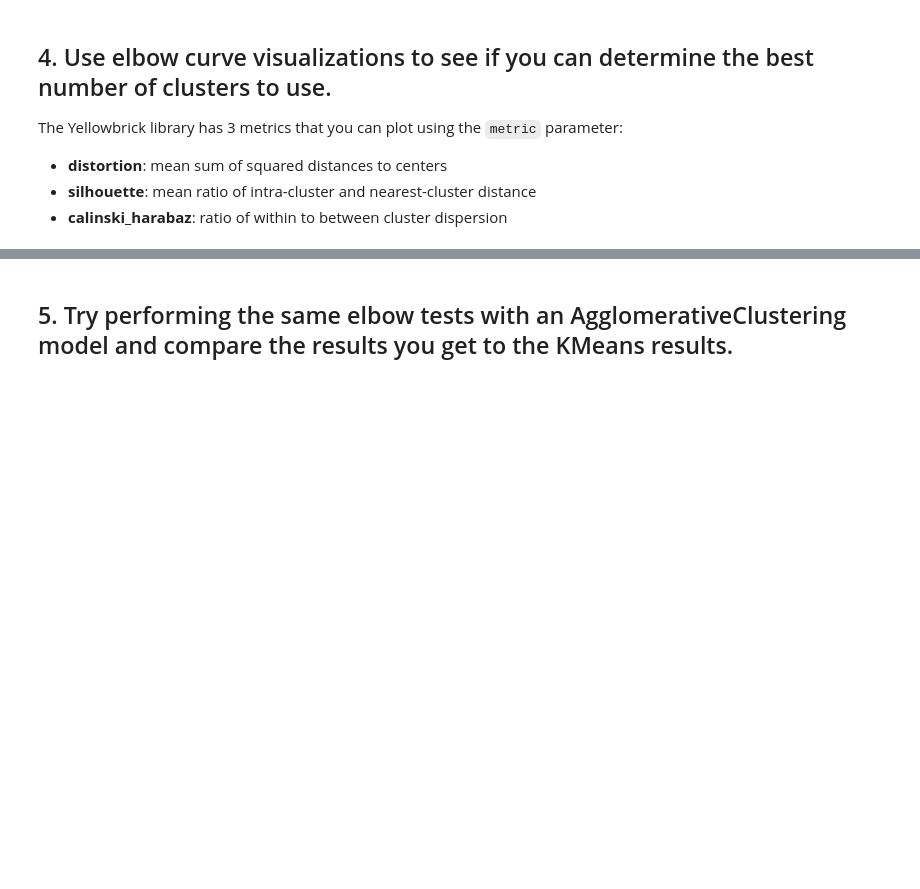
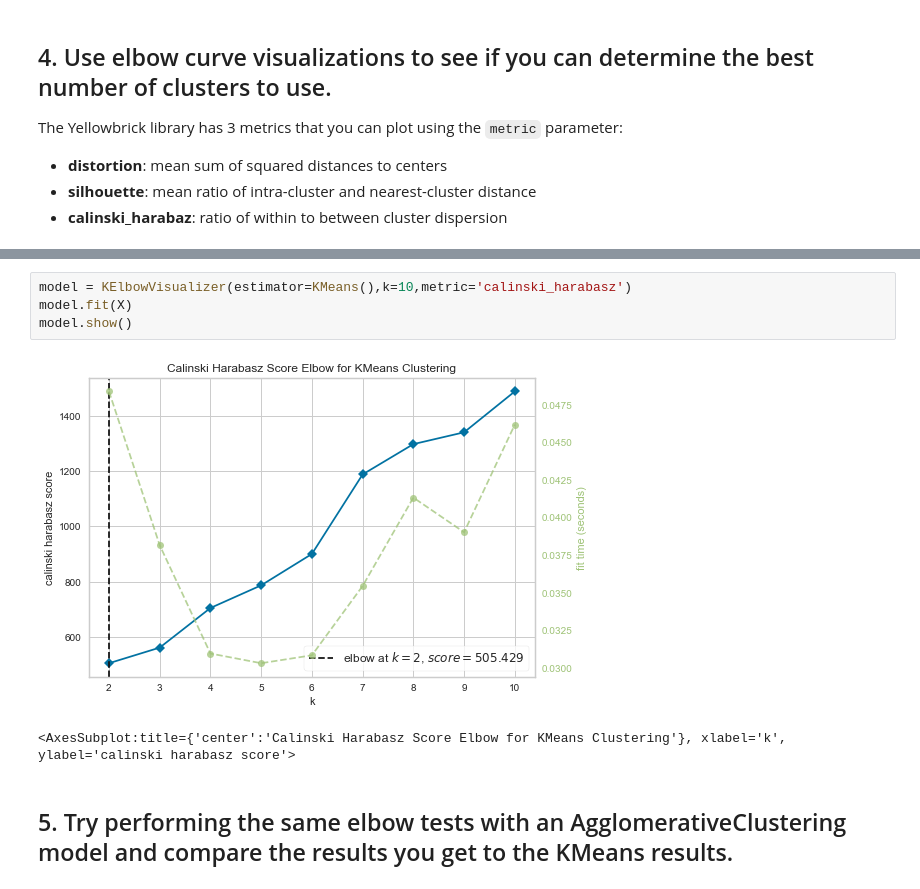
Before and after one commit to ironhack-bcn-data-pt/53-lab_evaluation, a Jupyter notebook: lab-unsupervised-learning-evaluation/your-code/main.ipynb, the cells around one changed output, grey strips where cells are left out. Drawn from its saved outputs; the diff is of its cells as text; blank space fills up the shorter version.

```diff
--- a/lab-unsupervised-learning-evaluation/your-code/main.ipynb
+++ b/lab-unsupervised-learning-evaluation/your-code/main.ipynb
@@ -77,3 +109,10 @@ ModuleNotFoundError: No module named 'yellowbrick'
+# %%
+model = KElbowVisualizer(estimator=KMeans(),k=10,metric='calinski_harabasz')
+model.fit(X)
+model.show()
+# %% [output]
+[figure, added]
+<AxesSubplot:title={'center':'Calinski Harabasz Score Elbow for KMeans Clustering'}, xlabel='k', ylabel='calinski harabasz score'>
 # %% [markdown]
 ## 5. Try performing the same elbow tests with an AgglomerativeClustering model and compare the results you get to the KMeans results.
 # %%
```
Also changed, not shown: parts of 34 cells of this notebook.
